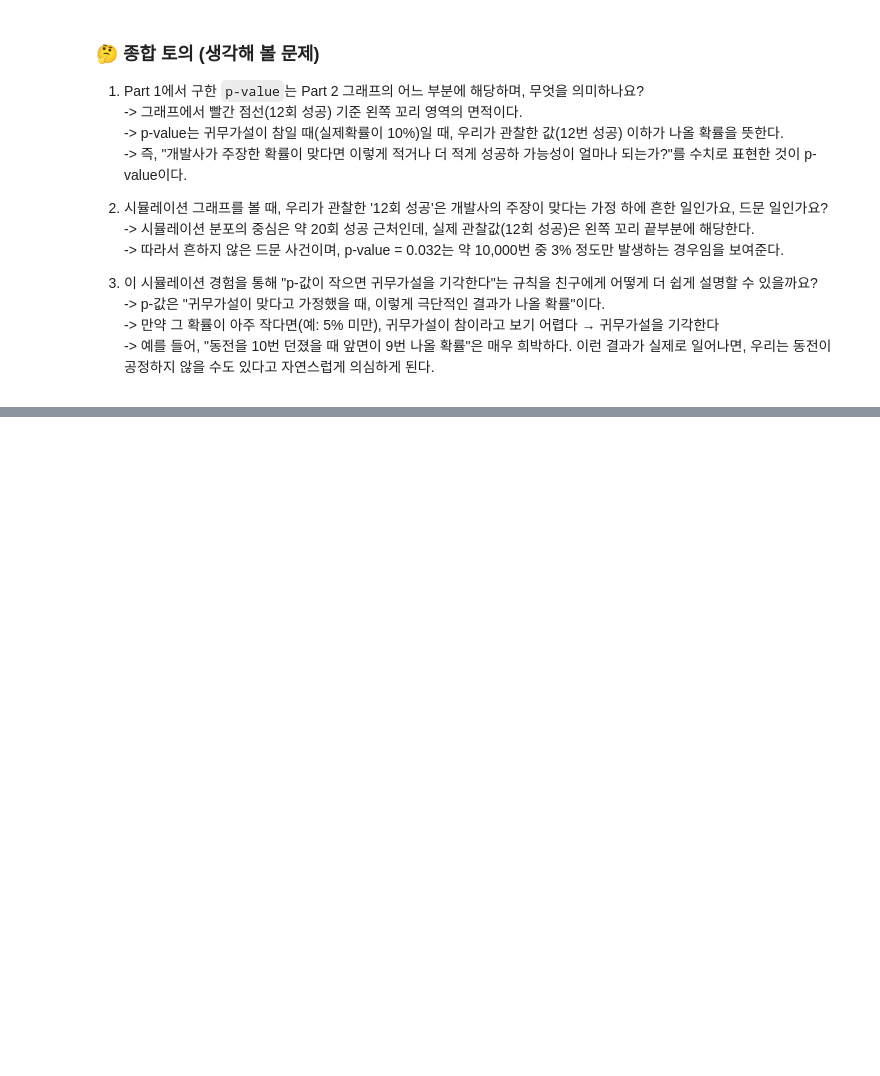
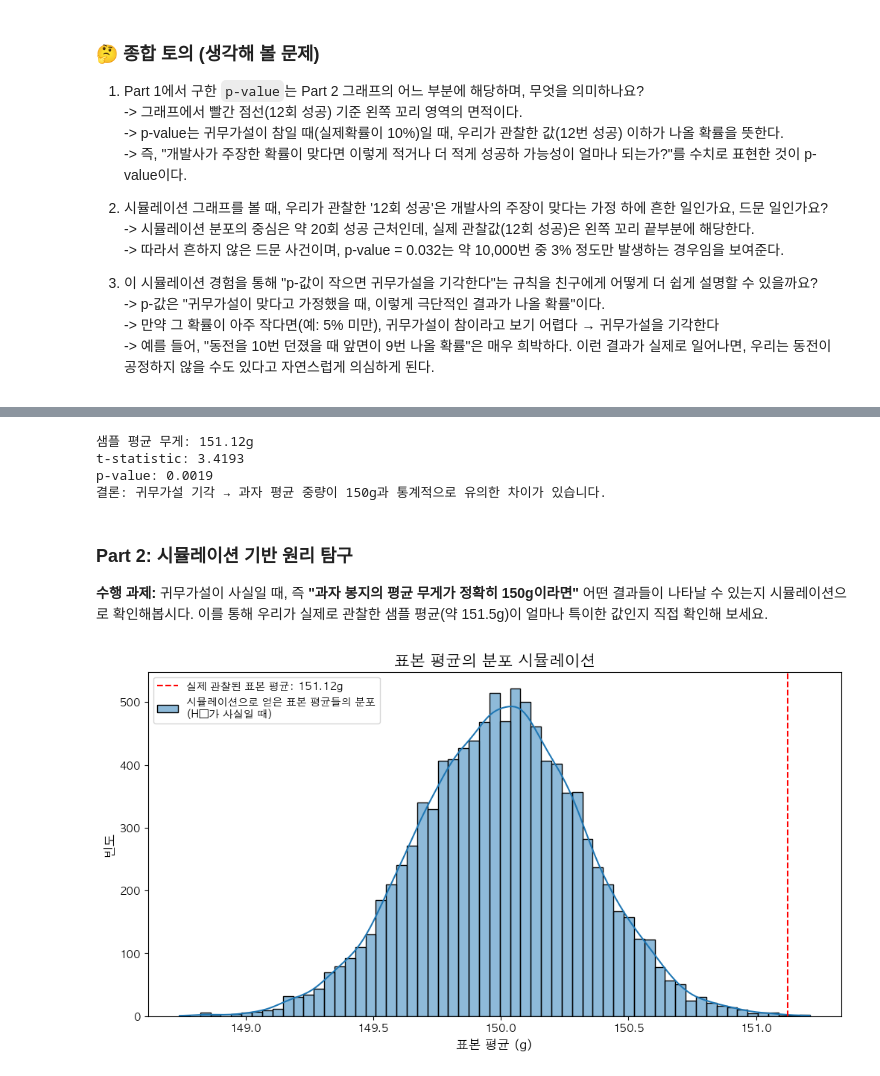
Before and after one commit to twinklefins/modu_project, a Jupyter notebook: 통계101_Day03_실습.ipynb, the cells around one changed output, grey strips where cells are left out. Cells and saved outputs as stored; diff of their text form; code cells hidden in the pictures; blank space fills up the shorter version.

```diff
--- a/통계101_Day03_실습.ipynb
+++ b/통계101_Day03_실습.ipynb
@@ -107,0 +117,63 @@ plt.show()
+# %%
+# 주어진 데이터
+np.random.seed(42)
+sample_weight = np.random.normal(loc=151.5, scale = 2, size = 30)   # loc=평균, scale=표준편차, size=샘플개수
+pop_mean = 150  # 목표 중량 (모평균)
+
+# [작성] 가설을 주석으로 작성해보세요.
+# H₀ (귀무가설): 과자 한 봉지의 중량은 150g이다.
+# H₁ (대립가설): 과자 한 봉지의 중량은 150g이 아니다.
+
+# [작성] 일표본 t-검정을 수행하여 t-통계량과 p-값을 구하세요.
+t_statistic, p_value = stats.ttest_1samp(sample_weight, pop_mean)
+
+print(f"샘플 평균 무게: {np.mean(sample_weight):.2f}g")
+print(f"t-statistic: {t_statistic:.4f}")
+print(f"p-value: {p_value:.4f}")
+
+# [작성] 유의수준 0.05를 기준으로 통계적 결론을 내리는 코드를 작성하세요.
+alpha = 0.05
+if p_value < alpha:
+    print("결론: 귀무가설 기각 → 과자 평균 중량이 150g과 통계적으로 유의한 차이가 있습니다.")
+else:
+    print("결론: 귀무가설 기각 불가 → 과자 평균 중량이 150g과 통계적으로 유의한 차이가 있다고 보기 어렵습니다.")
+# %% [output]
+샘플 평균 무게: 151.12g
+t-statistic: 3.4193
+p-value: 0.0019
+결론: 귀무가설 기각 → 과자 평균 중량이 150g과 통계적으로 유의한 차이가 있습니다.
+# %% [markdown]
+### **Part 2: 시뮬레이션 기반 원리 탐구**
+
+**수행 과제:** 귀무가설이 사실일 때, 즉 **"과자 봉지의 평균 무게가 정확히 150g이라면"** 어떤 결과들이 나타날 수 있는지 시뮬레이션으로 확인해봅시다. 이를 통해 우리가 실제로 관찰한 샘플 평균(약 151.5g)이 얼마나 특이한 값인지 직접 확인해 보세요.
+# %%
+# 1. 시뮬레이션 설정
+# H₀가 사실이라고 가정: 평균(loc) = 150g
+# 표준편차는 우리가 가진 샘플의 표준편차를 사용한다고 가정
+# 30개짜리 샘플을 10,000번 뽑기
+num_simulations = 10000
+sample_size = 30
+simulated_means = []
+
+# [작성] for 반복문을 사용하여 시뮬레이션을 10,000번 수행하세요.
+# 각 반복마다 H₀가 사실인 모집단에서 30개의 샘플을 뽑고, 그 평균을 simulated_means 리스트에 추가하세요.
+for _ in range(num_simulations):
+    simulated_sample = np.random.normal(
+        loc=pop_mean,                   # 귀무가설 평균 = 150g
+        scale=np.std(sample_weight, ddof=1),    # 표본 표준편차 사용
+        size=sample_size                # 30개씩 뽑기
+    )
+    simulated_means.append(np.mean(simulated_sample))
+
+# 2. 시각화
+plt.figure(figsize=(12, 6))
+sns.histplot(simulated_means, kde=True, label='시뮬레이션으로 얻은 표본 평균들의 분포\n(H₀가 사실일 때)')
+plt.axvline(x=np.mean(sample_weight), color='red', linestyle='--',
+            label=f'실제 관찰된 표본 평균: {np.mean(sample_weight):.2f}g')
+plt.title("표본 평균의 분포 시뮬레이션", fontsize=15)
+plt.xlabel("표본 평균 (g)", fontsize=12)
+plt.ylabel("빈도", fontsize=12)
+plt.legend()
+plt.show()
+# %% [output]
+[figure, added]
```
Also changed, not shown: parts of 3 cells of this notebook.
